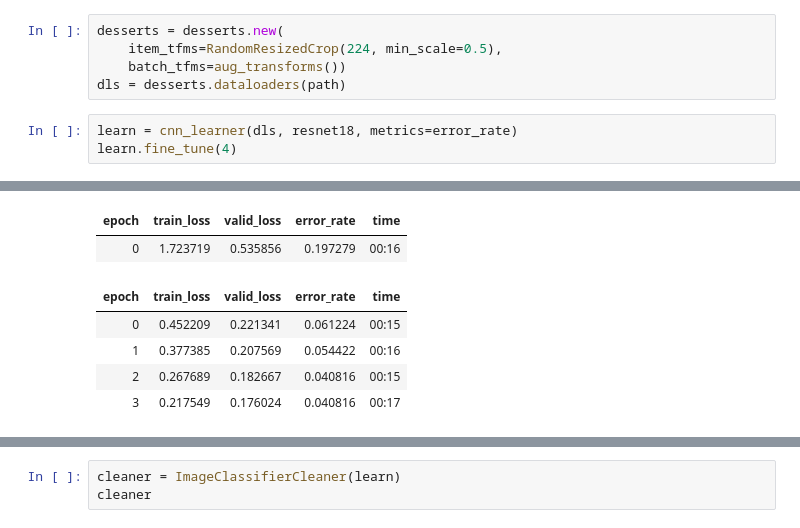
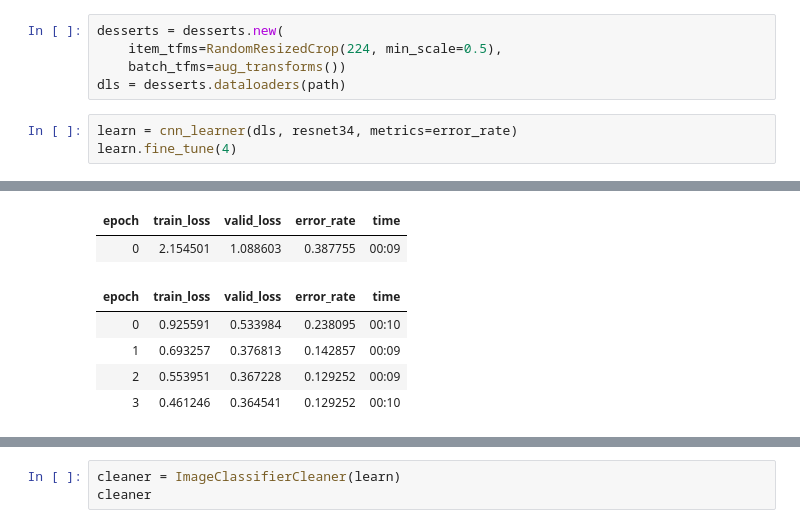
Before and after one commit to phillipazellner/Dessert_Classifier_LG, a Jupyter notebook: Dessert_Trainer.ipynb, the cells around one changed output, grey strips where cells are left out. Cells and saved outputs as stored; diff of their text form.

```diff
--- a/Dessert_Trainer.ipynb
+++ b/Dessert_Trainer.ipynb
@@ -72,6 +76,6 @@ desserts = desserts.new(
     batch_tfms=aug_transforms())
 dls = desserts.dataloaders(path)
 # %%
-learn = cnn_learner(dls, resnet18, metrics=error_rate)
+learn = cnn_learner(dls, resnet34, metrics=error_rate)
 learn.fine_tune(4)
 # %% [output]
@@ -79,10 +82,10 @@ Downloading: "https://download.pytorch.org/models/resnet18-5c106cde.pth" to /roo
 | epoch | train_loss | valid_loss | error_rate | time |
-| 0 | 1.723719 | 0.535856 | 0.197279 | 00:16 |
+| 0 | 2.154501 | 1.088603 | 0.387755 | 00:09 |
 | epoch | train_loss | valid_loss | error_rate | time |
-| 0 | 0.452209 | 0.221341 | 0.061224 | 00:15 |
-| 1 | 0.377385 | 0.207569 | 0.054422 | 00:16 |
-| 2 | 0.267689 | 0.182667 | 0.040816 | 00:15 |
-| 3 | 0.217549 | 0.176024 | 0.040816 | 00:17 |
+| 0 | 0.925591 | 0.533984 | 0.238095 | 00:10 |
+| 1 | 0.693257 | 0.376813 | 0.142857 | 00:09 |
+| 2 | 0.553951 | 0.367228 | 0.129252 | 00:09 |
+| 3 | 0.461246 | 0.364541 | 0.129252 | 00:10 |
 # %%
 interp = ClassificationInterpretation.from_learner(learn)
 interp.plot_confusion_matrix()
```
Also changed, not shown: parts of 10 cells of this notebook, 2 other files.
